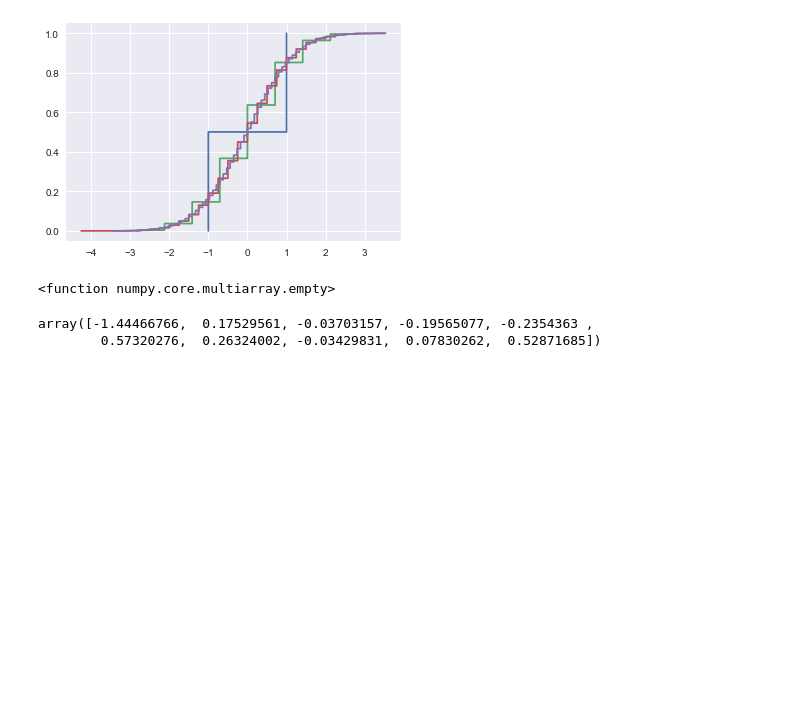
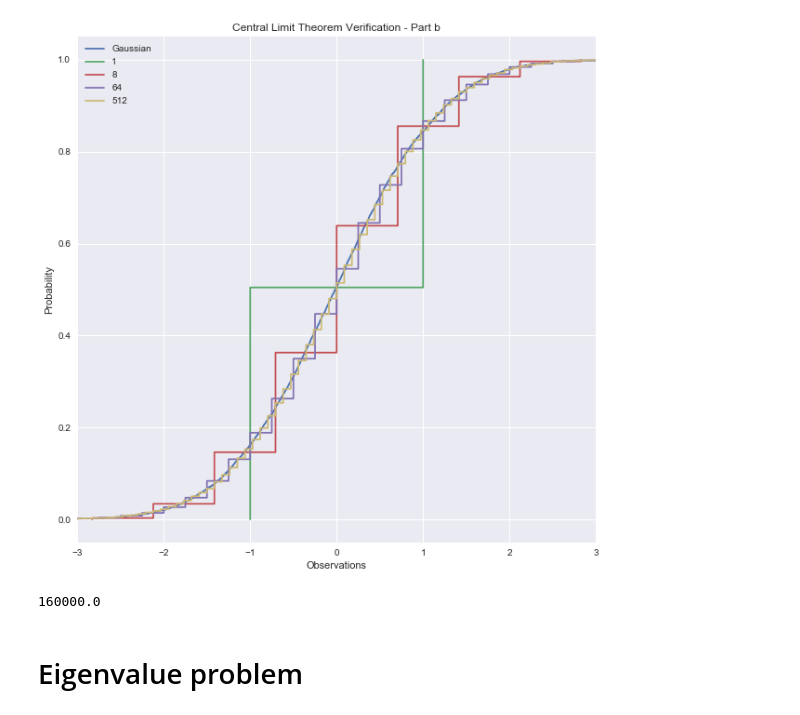
Before and after one commit to davidjuliancaldwell/machine-learning-class, a Jupyter notebook: hw0/hw0_notebook.ipynb, the cells around one changed output. Drawn from its saved outputs; the diff is of its cells as text; code cells hidden in the pictures; blank space fills up the shorter version.

```diff
--- a/hw0/hw0_notebook.ipynb
+++ b/hw0/hw0_notebook.ipynb
@@ -19,0 +36,15 @@ for n_ind in n:
+# %%
+n_ind = 16000
+plt.figure()
+Z = np.random.randn(n_ind)
+plt.step(sorted(Z), np.arange(1,n_ind+1)/float(n_ind),label = 'n = ' + str(n))
+
+plt.xlim([-3,3])
+plt.xlabel('Observations')
+plt.ylabel('Probability')
+plt.title('Central Limit Theorem Verification - Part a')
+plt.legend()
+
+fig = plt.gcf()
+fig.set_size_inches(10, 10)
+plt.savefig('hw0_programming_plot_a.png')
@@ -20,13 +60,25 @@ for n_ind in n:
 # %%
+# plot true
+plt.figure()
+n = 10000
+Z = np.random.randn(n_ind)
+plt.step(sorted(Z), np.arange(1,n_ind+1)/float(n_ind),label='Gaussian')
+
 k = [1,8,64,512]
 # generate n of Y(k) random variables
 n = 10000
 for k_ind in k:
     Z = np.sum(np.sign(np.random.randn(n, k_ind))*np.sqrt(1./k_ind), axis=1)
-    plt.step(sorted(Z), np.arange(1,n+1)/float(n))
+    plt.step(sorted(Z), np.arange(1,n+1)/float(n),label=k_ind)
+
+plt.xlim([-3,3])
+plt.xlabel('Observations')
+plt.ylabel('Probability')
+plt.title('Central Limit Theorem Verification - Part b')
+plt.legend()
+
+fig = plt.gcf()
+fig.set_size_inches(10, 10)
+plt.savefig('hw0_programming_plot_b.png')
 # %% [output]
-[figure, old version]
+[figure, new version]
-# %%
-np.empty
-# %% [output]
-<function numpy.core.multiarray.empty>
@@ -35,5 +85,6 @@ np.empty
-# %%
-Z
-# %% [output]
-array([-1.44466766,  0.17529561, -0.03703157, -0.19565077, -0.2354363 ,
-        0.57320276,  0.26324002, -0.03429831,  0.07830262,  0.52871685])
+# %%
+1/0.0025**2
+# %% [output]
+160000.0
+# %% [markdown]
+# Eigenvalue problem
```
Also changed, not shown: parts of 24 cells of this notebook, 1 other file.
